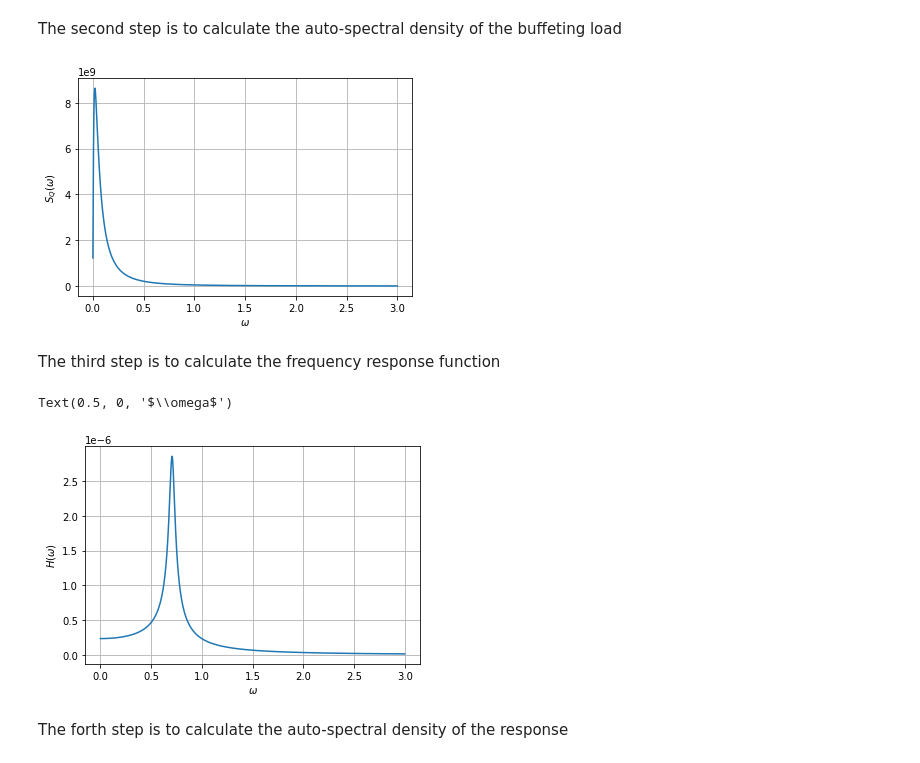
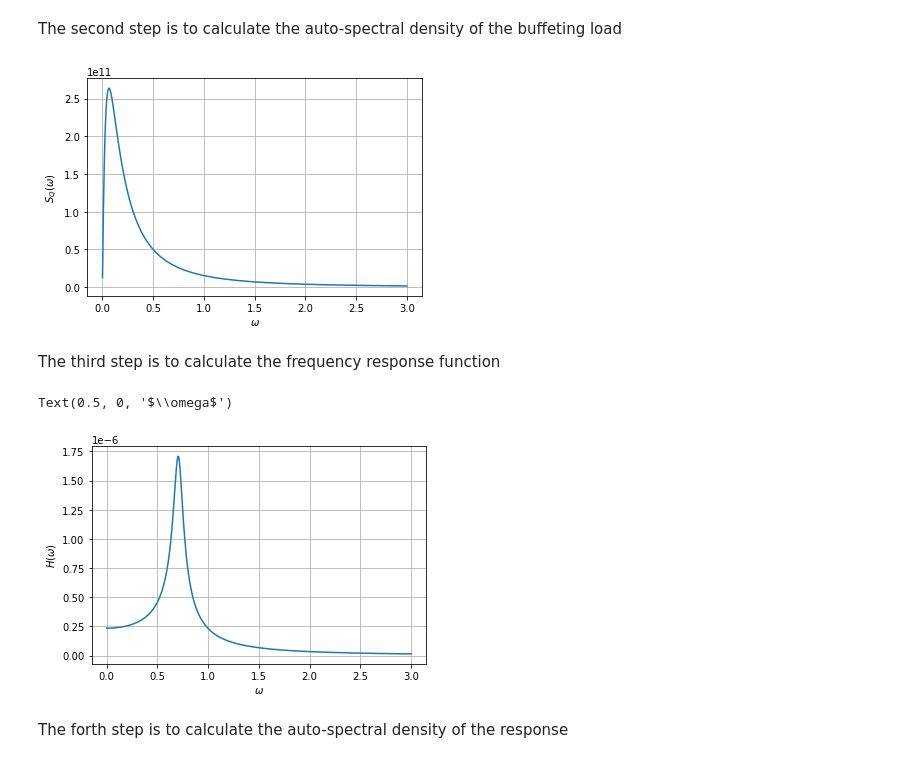
Before and after one commit to oiseth/TKT4108StructuralDynamics2, a Jupyter notebook: python/exercises/exercise8/Solution_problem_8.ipynb, the cells around one changed output. Saved outputs shown, nothing was run; the diff lists cells and outputs as text; code cells hidden in the pictures.

```diff
--- a/python/exercises/exercise8/Solution_problem_8.ipynb
+++ b/python/exercises/exercise8/Solution_problem_8.ipynb
@@ -356,55 +371,55 @@ Text(0.5, 1.0, 'Mode shape')
 The second step is to calculate the auto-spectral density of the buffeting load
 # %%
 rho = 1.25
-V = 8;
-Iw = 0.08;
-B = 18.3;
-D = 3.2;
-CL_prime = 2.50;
+V = 25
+Iw = 0.08
+B = 18.3
+D = 3.2
+CL_prime = 2.50
 CD_bar = 0.70;
 xLw = 162/12;
-Aw = 9.4/2/np.pi;
-Cwy = 6.5/2/np.pi;
+Aw = 9.4/2/np.pi
+Cwy = 6.5/2/np.pi
 
-Ctot = 0.5*rho*V*(B*CL_prime+D*CD_bar);
+Ctot = 0.5*rho*V*(B*CL_prime+D*CD_bar)
 
 omegan = 0.708;
 xi = 2.8/100;
 M_modal = 8.5173e6;
 C_modal = M_modal*2*xi*omegan;
 K_modal = M_modal*omegan**2;
 
 
-w = np.linspace(0.001,3,1000)
-w_load = np.logspace(-3,1,100)
+w = np.linspace(0.001,3,1000) # fine frequency axis, for final response spectrum
+w_load = np.logspace(-3,1,100) # crude frequency axis, for faster integration of loads
 
 Sw = (Iw*V)**2*Aw*xLw/V/((1+1.5*Aw*w_load*xLw/V)**(5.0/3.0))
 
 
 # Auto-spectral density of load
 SQ_red = np.zeros(w_load.shape[0])
 SQ = np.zeros(w.shape[0])
 dxdx = np.abs(np.array([x])-np.array([x]).T) # All possible combinations of distances
 for k in range(w_load.shape[0]):
     Sww = Sw[k]*np.exp(-Cwy*w_load[k]*dxdx/V)
     phiphi = np.array([phi]).T @ np.array([phi])
     Int = Ctot**2*Sww*phiphi
     SQ_red[k]=np.trapz(np.trapz(Int,x),x)
 SQ = np.interp(w,w_load,SQ_red)
 
 plt.figure()
 plt.plot(w,SQ)
 plt.grid()
 plt.ylabel("$S_Q(\omega)$")
 plt.xlabel("$\omega$");
 # %% [output]
-[figure, old version]
+[figure, new version]
 # %% [markdown]
 The third step is to calculate the frequency response function
 # %%
 Kae_gen = 0
 Cae_gen = -0.5*rho*V*(B*CL_prime+D*CD_bar)*np.trapz(phi**2,x);
-H_gen=( -w**2*M_modal+1j*w*(C_modal-Cae_modal)+K_modal-Kae_modal)**-1
+H_gen=( -w**2*M_modal+1j*w*(C_modal-Cae_gen)+K_modal-Kae_gen)**-1
 
 plt.figure()
 plt.plot(w,np.abs(H_gen))
@@ -413,7 +428,7 @@ plt.ylabel("$H(\omega)$")
 plt.xlabel("$\omega$")
 # %% [output]
 Text(0.5, 0, '$\\omega$')
-[figure, old version]
+[figure, new version]
 # %% [markdown]
 The forth step is to calculate the auto-spectral density of the response
 # %%
```
Also changed, not shown: parts of 10 cells of this notebook.
